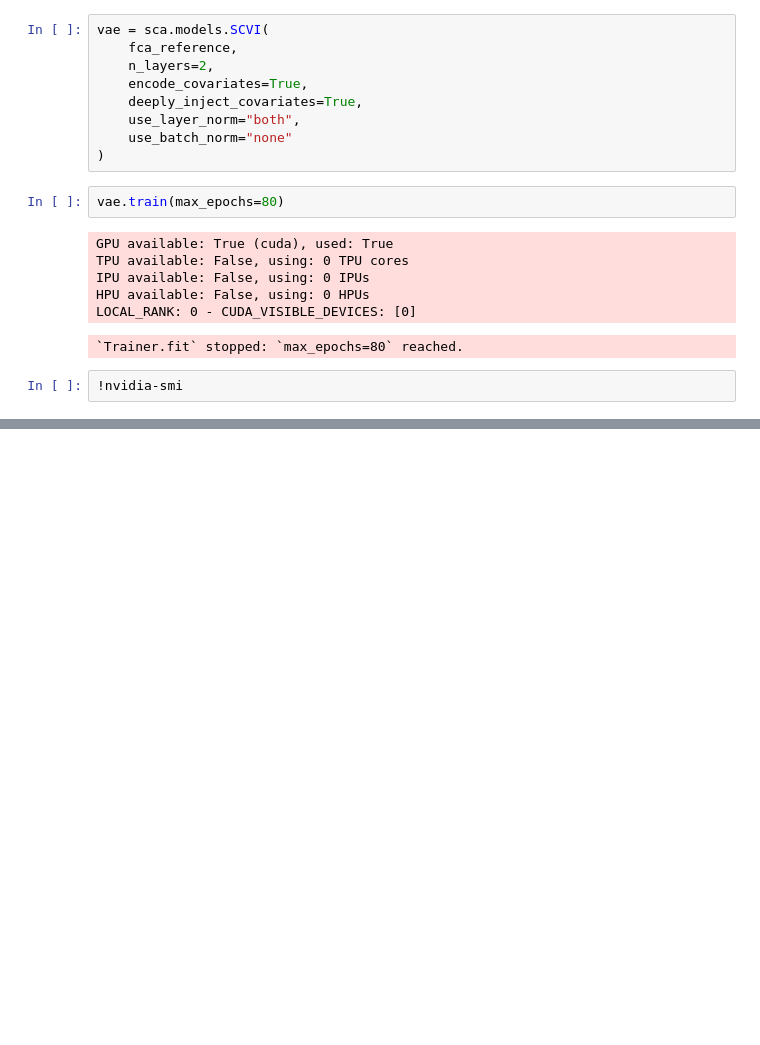
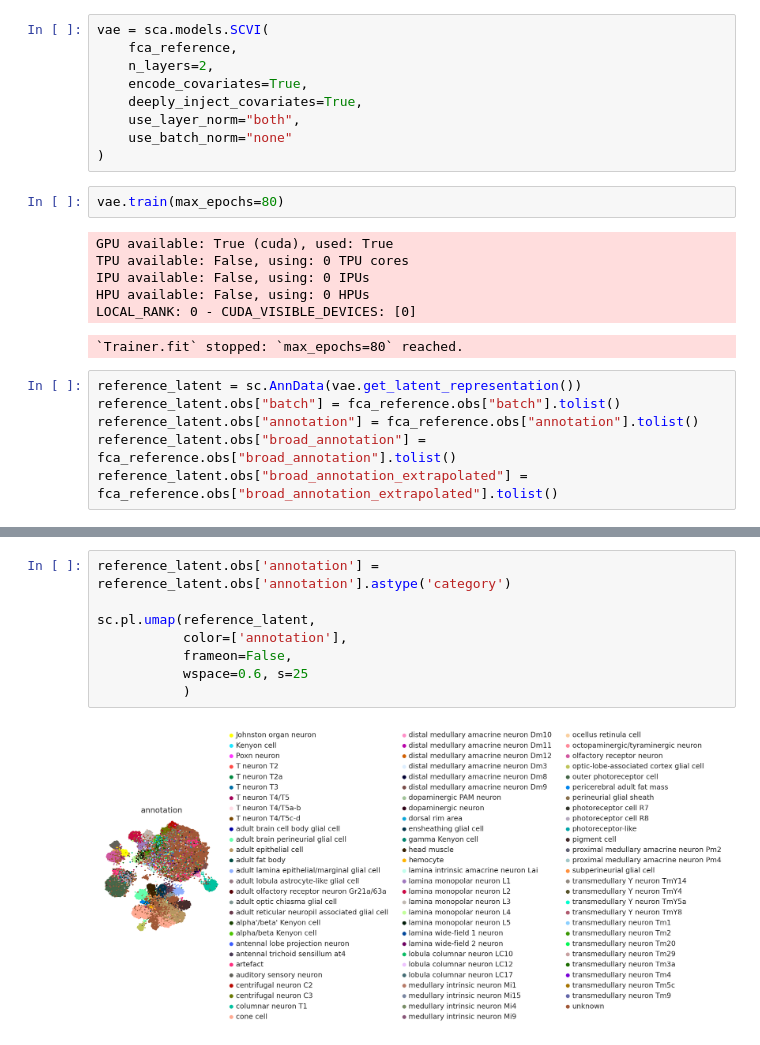
Before and after one commit to McCallLabBU/drpr_snRNAseq, a Jupyter notebook: scripts/annotate_w111842D.ipynb, the cells around one changed output, grey strips where cells are left out. Saved outputs shown, nothing was run; the diff lists cells and outputs as text; blank space fills up the shorter version.

```diff
--- a/scripts/annotate_w111842D.ipynb
+++ b/scripts/annotate_w111842D.ipynb
@@ -153,4 +153,8 @@ HPU available: False, using: 0 HPUs
 LOCAL_RANK: 0 - CUDA_VISIBLE_DEVICES: [0]
 `Trainer.fit` stopped: `max_epochs=80` reached.
 # %%
-!nvidia-smi
+reference_latent = sc.AnnData(vae.get_latent_representation())
+reference_latent.obs["batch"] = fca_reference.obs["batch"].tolist()
+reference_latent.obs["annotation"] = fca_reference.obs["annotation"].tolist()
+reference_latent.obs["broad_annotation"] = fca_reference.obs["broad_annotation"].tolist()
+reference_latent.obs["broad_annotation_extrapolated"] = fca_reference.obs["broad_annotation_extrapolated"].tolist()
@@ -156,0 +179,10 @@ LOCAL_RANK: 0 - CUDA_VISIBLE_DEVICES: [0]
+# %%
+reference_latent.obs['annotation'] = reference_latent.obs['annotation'].astype('category')
+
+sc.pl.umap(reference_latent,
+           color=['annotation'],
+           frameon=False,
+           wspace=0.6, s=25
+           )
+# %% [output]
+[figure, added]
```
Also changed, not shown: parts of 1 cell of this notebook.
